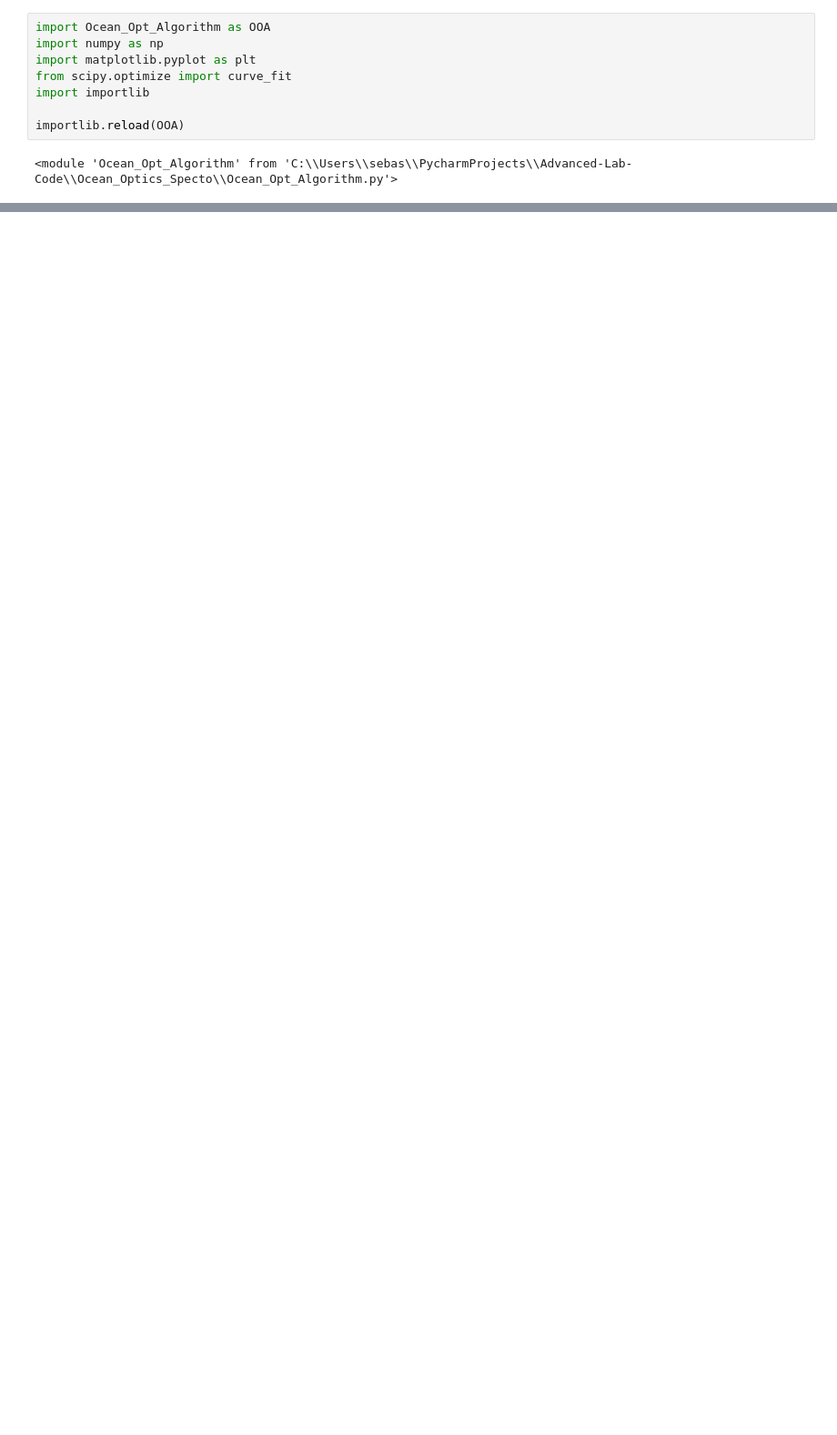
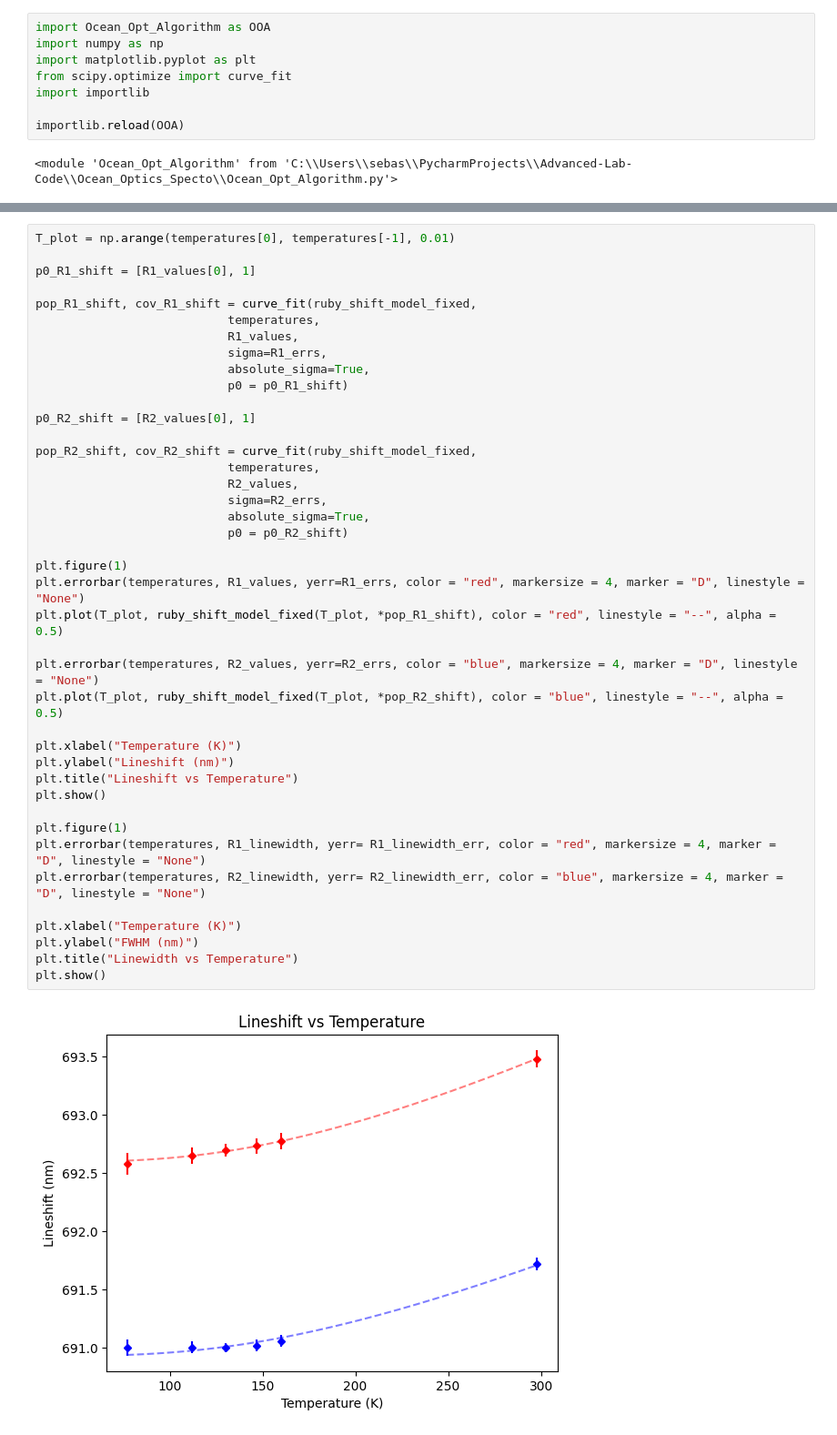
Before and after one commit to Sebastian426/Advanced-Lab-Code, a Jupyter notebook: Ocean_Optics_Specto/Ocean_Opt_V3.ipynb, the cells around one changed output, grey strips where cells are left out. Shown at 91% size. Cells and saved outputs as stored; diff of their text form; blank space fills up the shorter version.

```diff
--- a/Ocean_Optics_Specto/Ocean_Opt_V3.ipynb
+++ b/Ocean_Optics_Specto/Ocean_Opt_V3.ipynb
@@ -81,0 +201,43 @@ Reduced Chi Squared: 206.17781154453448
+# %%
+T_plot = np.arange(temperatures[0], temperatures[-1], 0.01)
+
+p0_R1_shift = [R1_values[0], 1]
+
+pop_R1_shift, cov_R1_shift = curve_fit(ruby_shift_model_fixed,
+                           temperatures,
+                           R1_values,
+                           sigma=R1_errs,
+                           absolute_sigma=True,
+                           p0 = p0_R1_shift)
+
+p0_R2_shift = [R2_values[0], 1]
+
+pop_R2_shift, cov_R2_shift = curve_fit(ruby_shift_model_fixed,
+                           temperatures,
+                           R2_values,
+                           sigma=R2_errs,
+                           absolute_sigma=True,
+                           p0 = p0_R2_shift)
+
+plt.figure(1)
+plt.errorbar(temperatures, R1_values, yerr=R1_errs, color = "red", markersize = 4, marker = "D", linestyle = "None")
+plt.plot(T_plot, ruby_shift_model_fixed(T_plot, *pop_R1_shift), color = "red", linestyle = "--", alpha = 0.5)
+
+plt.errorbar(temperatures, R2_values, yerr=R2_errs, color = "blue", markersize = 4, marker = "D", linestyle = "None")
+plt.plot(T_plot, ruby_shift_model_fixed(T_plot, *pop_R2_shift), color = "blue", linestyle = "--", alpha = 0.5)
+
+plt.xlabel("Temperature (K)")
+plt.ylabel("Lineshift (nm)")
+plt.title("Lineshift vs Temperature")
+plt.show()
+
+plt.figure(1)
+plt.errorbar(temperatures, R1_linewidth, yerr= R1_linewidth_err, color = "red", markersize = 4, marker = "D", linestyle = "None")
+plt.errorbar(temperatures, R2_linewidth, yerr= R2_linewidth_err, color = "blue", markersize = 4, marker = "D", linestyle = "None")
+
+plt.xlabel("Temperature (K)")
+plt.ylabel("FWHM (nm)")
+plt.title("Linewidth vs Temperature")
+plt.show()
+# %% [output]
+[figure, added]
```
Also changed, not shown: parts of 4 cells of this notebook, 2 other files.
